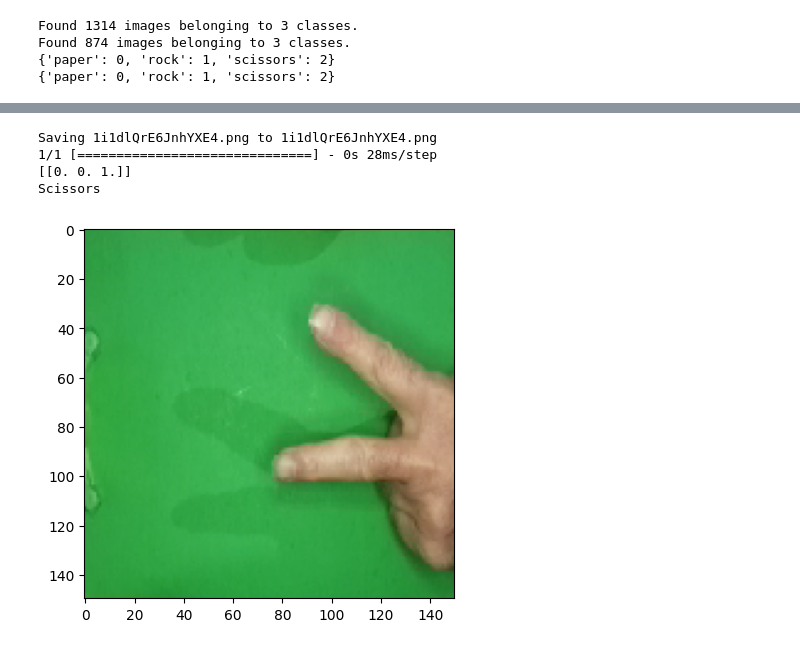
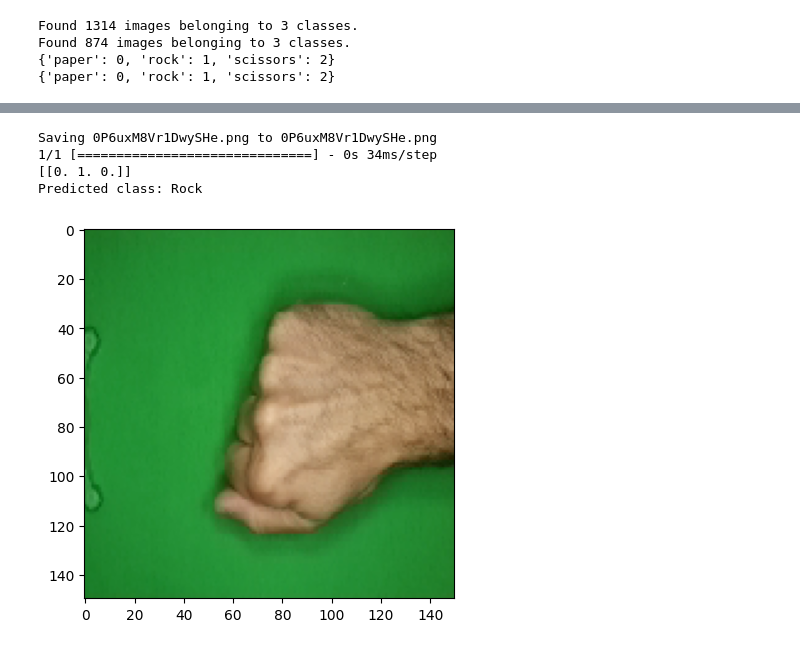
Before and after one commit to sultanfariz/Dicoding-Pemula-ML, a Jupyter notebook: cnn.ipynb, the cells around one changed output, grey strips where cells are left out. Cells and saved outputs as stored; diff of their text form; code cells hidden in the pictures.

Commit message:
replace sigmoid into softmax and display the training history chart

```diff
--- a/cnn.ipynb
+++ b/cnn.ipynb
@@ -88,7 +91,7 @@ model = tf.keras.models.Sequential([
     tf.keras.layers.MaxPooling2D(2,2),
     tf.keras.layers.Flatten(),
     tf.keras.layers.Dense(512, activation='relu'),
-    tf.keras.layers.Dense(3, activation='sigmoid')
+    tf.keras.layers.Dense(3, activation=tf.nn.softmax)
 ])
 model.summary()
 # %% [output]
@@ -114,14 +117,34 @@ _________________________________________________________________
 model.compile(loss='categorical_crossentropy',
               optimizer=tf.optimizers.Adam(),
               metrics=['accuracy'])
+# %%
+# define custom callback function
+class Callbacks(tf.keras.callbacks.Callback):
+    def on_epoch_end(self, epoch, logs={}):
+        if(logs.get('accuracy') >= 0.96):
+            self.model.stop_training = True
+callbacks_func = Callbacks()
+# %%
+from keras.callbacks import ModelCheckpoint, EarlyStopping, ReduceLROnPlateau, TensorBoard, CSVLogger
+
+# Define the callbacks
+callbacks = [
+    ModelCheckpoint(filepath='best_model.h5', monitor='val_loss', save_best_only=True),
+    EarlyStopping(monitor='val_loss', patience=5, restore_best_weights=True),
+    ReduceLROnPlateau(monitor='val_loss', factor=0.1, patience=3, min_lr=0.00001),
+    TensorBoard(log_dir='./logs'),
+    CSVLogger('training.log'),
+    callbacks_func
+]
 # %%
 # latih model dengan model.fit
-model.fit(
+history = model.fit(
       train_generator,
       steps_per_epoch=25,  # berapa batch yang akan dieksekusi pada setiap epoch
       epochs=20, # tambahkan epochs jika akurasi model belum optimal
       validation_data=validation_generator, # menampilkan akurasi pengujian data validasi
       validation_steps=5,  # berapa batch yang akan dieksekusi pada setiap epoch
+      callbacks=callbacks,
       verbose=2)
 # %% [output]
 Epoch 1/20
@@ -150,36 +197,38 @@ print(model.evaluate(validation_generator, verbose=0)[1])
 # %%
 import numpy as np
 from google.colab import files
 from tensorflow.keras.preprocessing import image
 import matplotlib.pyplot as plt
 import matplotlib.image as mpimg
 %matplotlib inline
 
 uploaded = files.upload()
 
 for fn in uploaded.keys():
 
   # predicting images
   path = fn
   img = image.load_img(path, target_size=(150,150))
 
   imgplot = plt.imshow(img)
   x = image.img_to_array(img)
   x = np.expand_dims(x, axis=0)
   images = np.vstack([x])
 
   classes = model.predict(images, batch_size=10)
   print(classes)
-  if classes[0][0] == 1:
-    print('Paper')
-  elif classes[0][1] == 1:
-    print('Rock')
-  else:
-    print('Scissors')
+  # Get the predicted class (index with highest probability)
+  predicted_class_index = np.argmax(classes)
+
+  # Define a list of class labels
+  class_labels = ['Paper', 'Rock', 'Scissors']
+  # Get the predicted class label
+  predicted_class_label = class_labels[predicted_class_index]
+  print("Predicted class:", predicted_class_label)
 # %% [output]
 [interactive output not drawn]
-Saving 1i1dlQrE6JnhYXE4.png to 1i1dlQrE6JnhYXE4.png
-1/1 [==============================] - 0s 28ms/step
-[[0. 0. 1.]]
-Scissors
+Saving 0P6uxM8Vr1DwySHe.png to 0P6uxM8Vr1DwySHe.png
+1/1 [==============================] - 0s 34ms/step
+[[0. 1. 0.]]
+Predicted class: Rock
-[figure, old version]
+[figure, new version]
```
Also changed, not shown: parts of 8 cells of this notebook.
